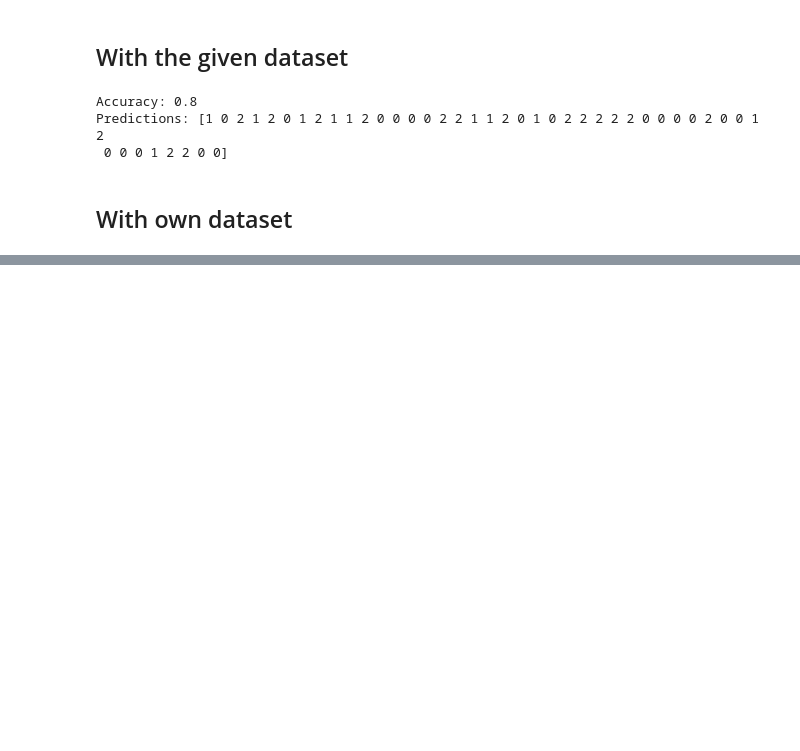
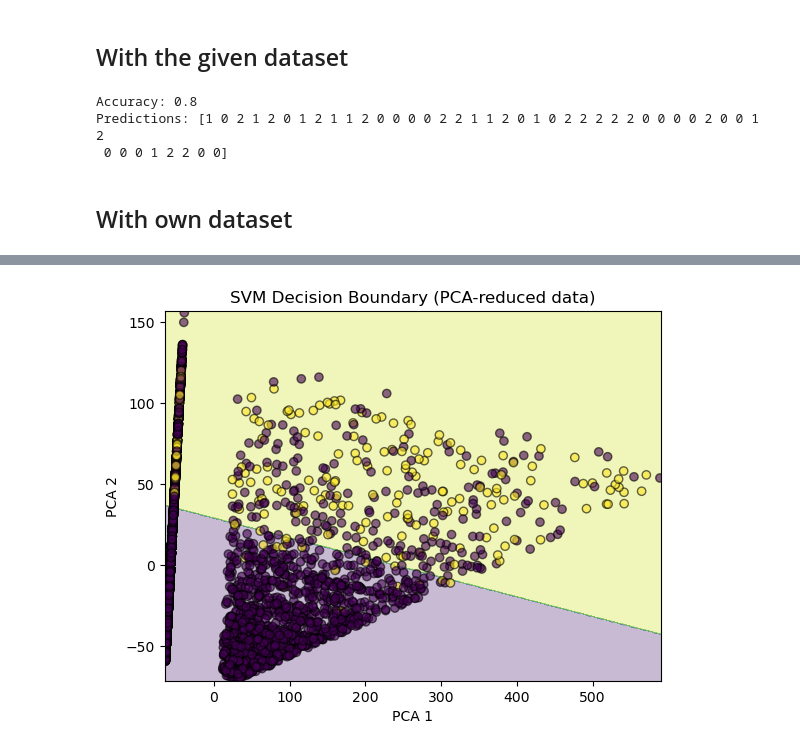
Before and after one commit to Yugesh-003/ML-lab, a Jupyter notebook: Classification/Svm.ipynb, the cells around one changed output, grey strips where cells are left out. Drawn from its saved outputs; the diff is of its cells as text; code cells hidden in the pictures; blank space fills up the shorter version.

```diff
--- a/Classification/Svm.ipynb
+++ b/Classification/Svm.ipynb
@@ -81,0 +36,3 @@ Predictions: [0 0 0 0 1 0 0 1 1 1 0 1 0 0 0 0 0 0 1 1 0 0 0 0 1 1 0 0 0 0 1 1 1
+# %%
+df = pd.read_csv("../datasets/UniversalBank.xls")
+df
@@ -81,0 +71,3 @@ Predictions: [0 0 0 0 1 0 0 1 1 1 0 1 0 0 0 0 0 0 1 1 0 0 0 0 1 1 0 0 0 0 1 1 1
+# %%
+df2 = df[['Education','Family','Income','Personal Loan','Mortgage','Age','Securities Account','CreditCard']]
+df2
@@ -81,0 +111,3 @@ Predictions: [0 0 0 0 1 0 0 1 1 1 0 1 0 0 0 0 0 0 1 1 0 0 0 0 1 1 0 0 0 0 1 1 1
+# %%
+x = df2.drop(columns=['Personal Loan'])
+y = df2['Personal Loan']
@@ -81,0 +177,31 @@ Predictions: [0 0 0 0 1 0 0 1 1 1 0 1 0 0 0 0 0 0 1 1 0 0 0 0 1 1 0 0 0 0 1 1 1
+# %%
+import matplotlib.pyplot as plt
+import numpy as np
+from sklearn.decomposition import PCA
+
+# ----- PCA Visualization -----
+pca = PCA(n_components=2)
+X_pca = pca.fit_transform(x)
+
+svm_pca = SVC(kernel='linear', class_weight='balanced')
+svm_pca.fit(X_pca, y)
+
+# Meshgrid for decision boundary
+import numpy as np
+xx, yy = np.meshgrid(
+    np.linspace(X_pca[:, 0].min()-1, X_pca[:, 0].max()+1, 500),
+    np.linspace(X_pca[:, 1].min()-1, X_pca[:, 1].max()+1, 500)
+)
+
+Z = svm_pca.predict(np.c_[xx.ravel(), yy.ravel()])
+Z = Z.reshape(xx.shape)
+
+# Plot decision boundary in PCA space
+plt.contourf(xx, yy, Z, alpha=0.3)
+plt.scatter(X_pca[:, 0], X_pca[:, 1], c=y, edgecolors='k', alpha=0.6)
+plt.xlabel("PCA 1")
+plt.ylabel("PCA 2")
+plt.title("SVM Decision Boundary (PCA-reduced data)")
+plt.show()
+# %% [output]
+[figure, added]
```
Also changed, not shown: parts of 20 cells of this notebook, 4 other files.
